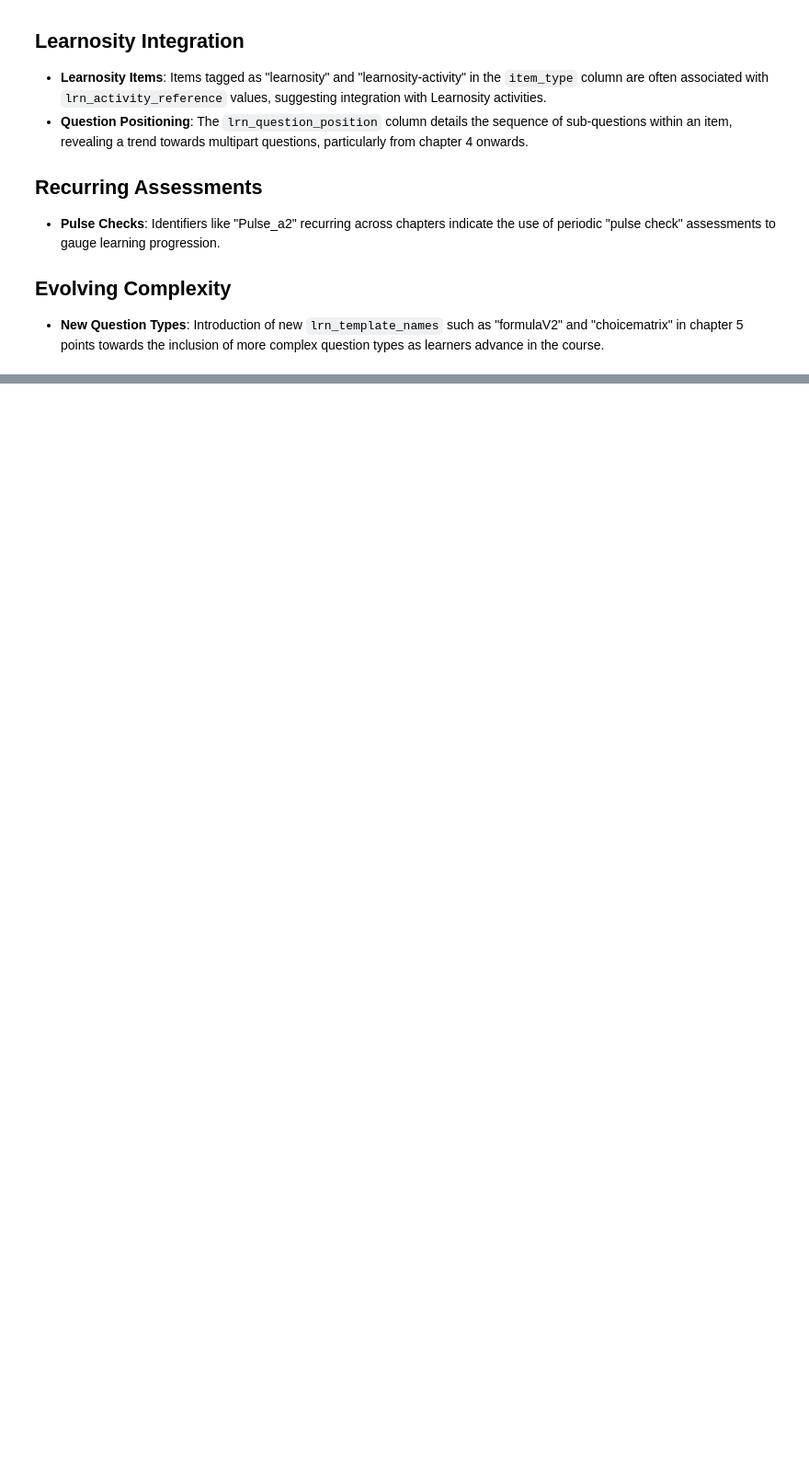
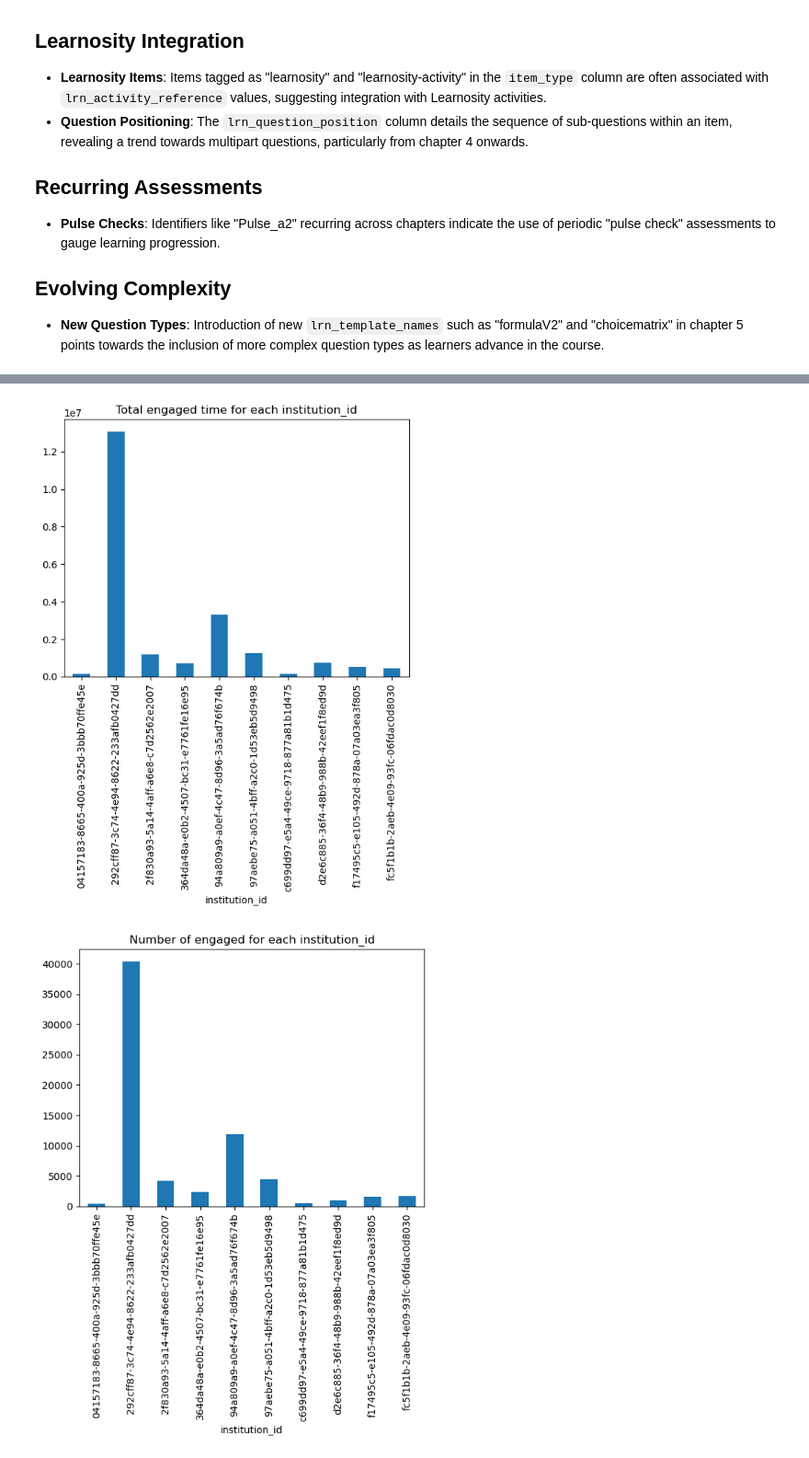
Before and after one commit to jackcamerontaylor/ASA-DataFest, a Jupyter notebook: Archive/arnesh.ipynb, the cells around one changed output, grey strips where cells are left out. Shown: that part at 92% size. Cells and saved outputs as stored; diff of their text form; code cells hidden in the pictures; blank space fills up the shorter version.

```diff
--- a/Archive/arnesh.ipynb
+++ b/Archive/arnesh.ipynb
@@ -200,0 +203,4 @@ item_pd.to_csv("../Data/items_cleaned.csv", index=False)
+# %%
+pgview_path = "../Data/page_views.csv"
+pgview_pd = pd.read_csv(pgview_path)
+pgview_pd.shape
@@ -200,0 +235,6 @@ item_pd.to_csv("../Data/items_cleaned.csv", index=False)
+# %%
+# Dropping the columns 'release' since we shall generalising all release versions to v5
+pgview_pd = pgview_pd.drop(columns=["release"])
+# The column engaged is in milliseconds. Converting it to seconds
+pgview_pd["engaged"] = pgview_pd["engaged"] / 1000
+pgview_pd
@@ -200,0 +255,21 @@ item_pd.to_csv("../Data/items_cleaned.csv", index=False)
+# %%
+# Understanding relations and correlations between columns except the ones with IDs by plotting grapbs and trying to find underlying patterns
+# Graph 1
+# Relation between engaged time and institution_id
+plt.figure()
+pgview_pd.groupby("institution_id")["engaged"].sum().plot(kind='bar')
+plt.title("Total engaged time for each institution_id")
+plt.show()
+# Graph 2
+plt.figure()
+pgview_pd.groupby("institution_id")["engaged"].count().plot(kind='bar')
+plt.title("Number of engaged for each institution_id")
+plt.show()
+# Graph 3
+plt.figure()
+pgview_pd.groupby("institution_id")["engaged"].median().plot(kind='bar')
+plt.title("Median engaged time for each institution_id")
+plt.show()
+# %% [output]
+[figure, added]
+[figure, added]
```
Also changed, not shown: parts of 8 cells of this notebook, 2 other files.
